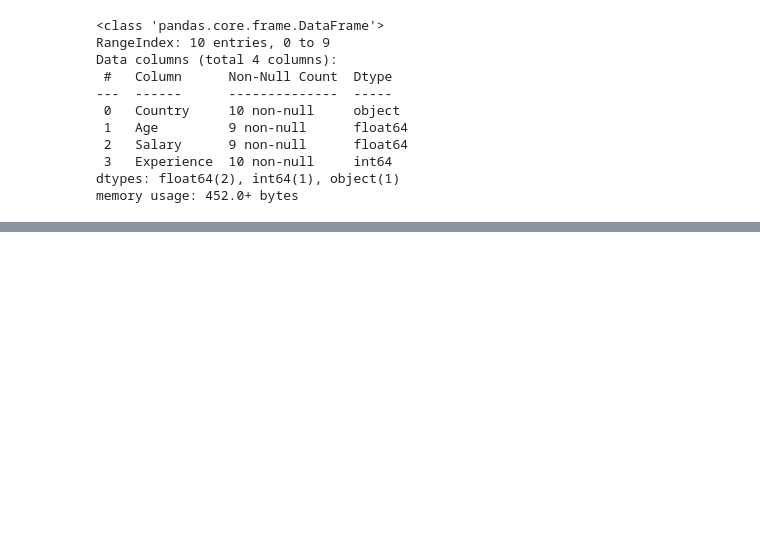
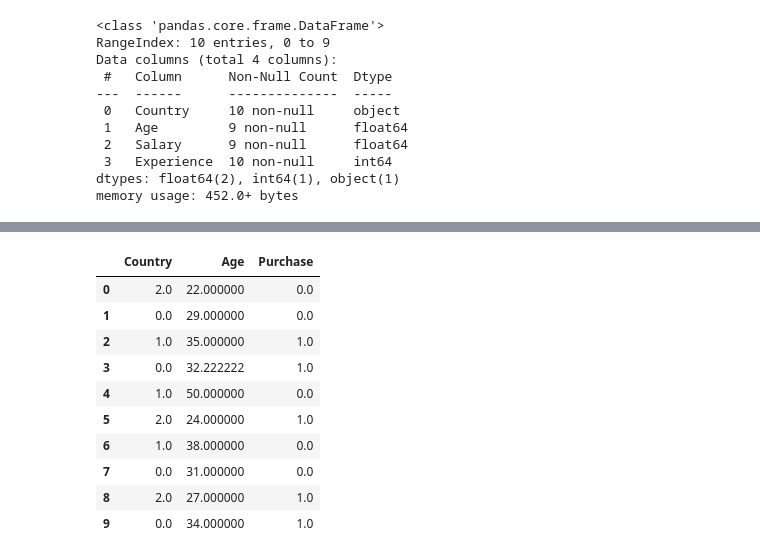
Before and after one commit to Vinay2080/JupyterProject, a Jupyter notebook: machine_learning_lab/experiment one/experiment_one.ipynb, the cells around one changed output, grey strips where cells are left out. Drawn from its saved outputs; the diff is of its cells as text; code cells hidden in the pictures; blank space fills up the shorter version.

```diff
--- a/machine_learning_lab/experiment one/experiment_one.ipynb
+++ b/machine_learning_lab/experiment one/experiment_one.ipynb
@@ -359,0 +456,4 @@ memory usage: 452.0+ bytes
+# %%
+empty_df['Age'] = country_data['Age']
+# %%
+empty_df['Purchase'] = encoder.fit_transform(country_data['Purchase'])
@@ -359,0 +462,18 @@ memory usage: 452.0+ bytes
+# %%
+imputer = SimpleImputer(strategy='mean')
+# %%
+df_trans = pd.DataFrame(imputer.fit_transform(empty_df), columns=empty_df.columns)
+# %%
+df_trans
+# %% [output]
+|  | Country | Age | Purchase |
+| 0 | 2.0 | 22.000000 | 0.0 |
+| 1 | 0.0 | 29.000000 | 0.0 |
+| 2 | 1.0 | 35.000000 | 1.0 |
+| 3 | 0.0 | 32.222222 | 1.0 |
+| 4 | 1.0 | 50.000000 | 0.0 |
+| 5 | 2.0 | 24.000000 | 1.0 |
+| 6 | 1.0 | 38.000000 | 0.0 |
+| 7 | 0.0 | 31.000000 | 0.0 |
+| 8 | 2.0 | 27.000000 | 1.0 |
+| 9 | 0.0 | 34.000000 | 1.0 |
```
Also changed, not shown: parts of 18 cells of this notebook, 1 other file.
